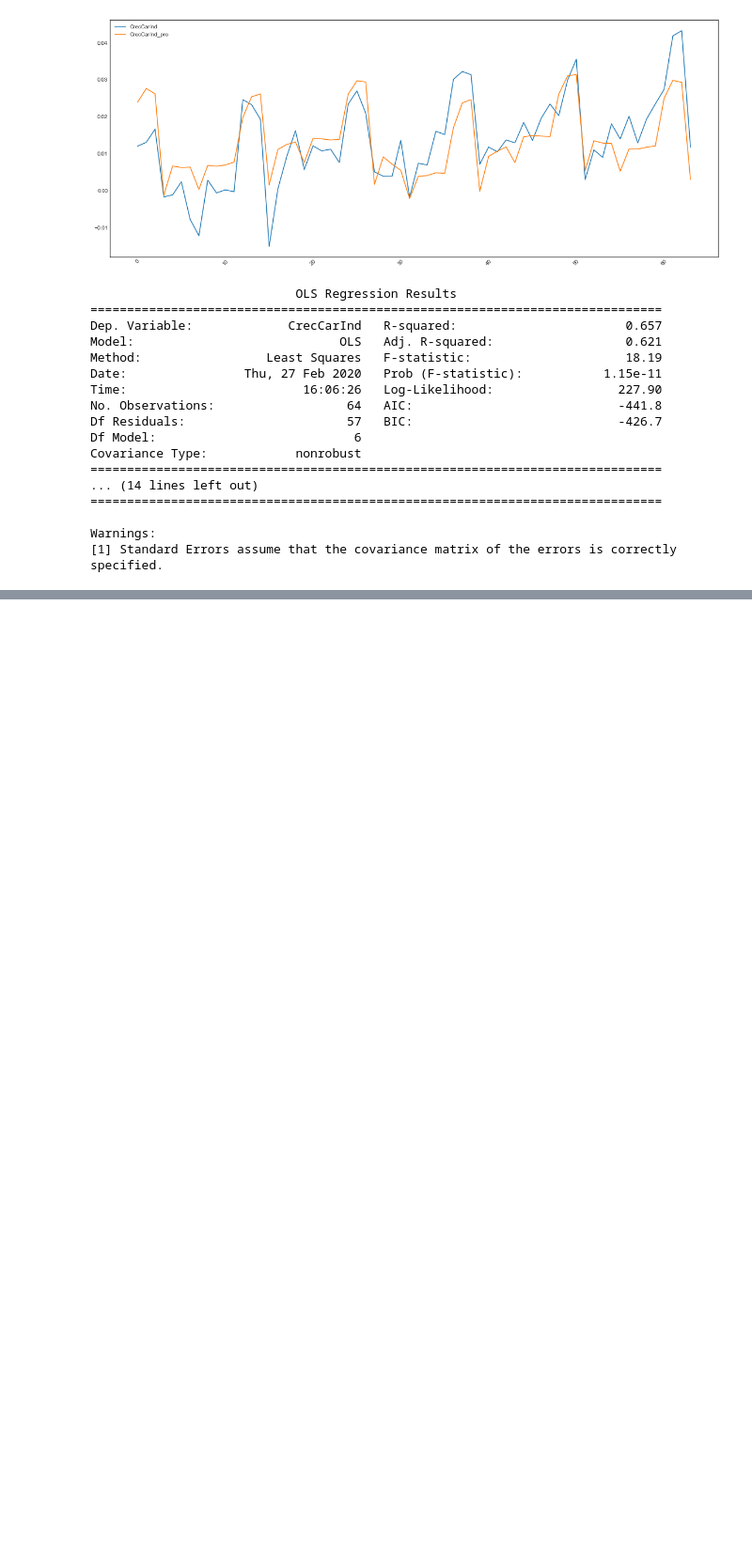
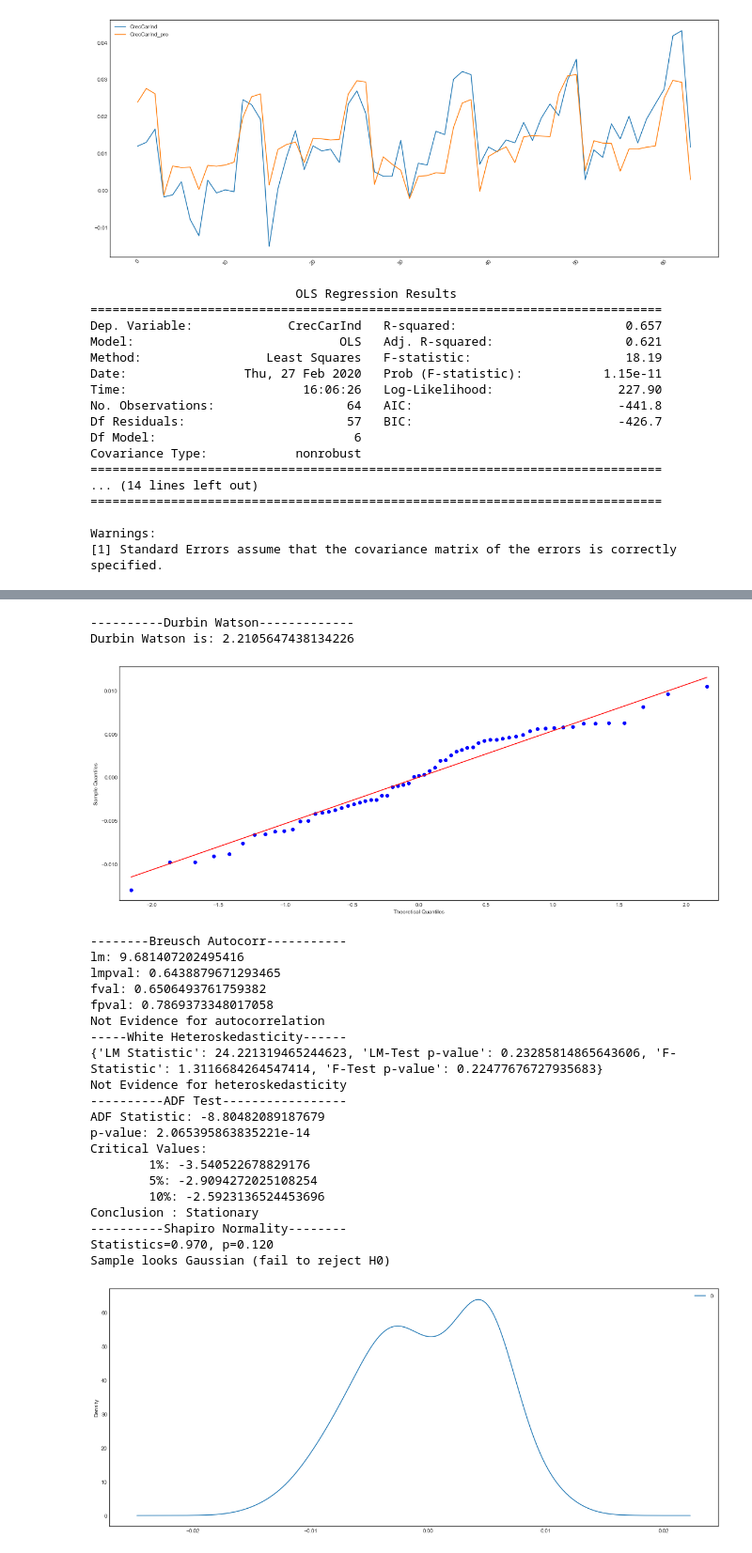
Before and after one commit to NigthDragon5000/Credit-Risk-Modeling, a Jupyter notebook: Series de Tiempo - modelo PBI.ipynb, the cells around one changed output, grey strips where cells are left out. Shown: that part at 94% size. Cells and saved outputs as stored; diff of their text form; code cells hidden in the pictures; blank space fills up the shorter version.

```diff
--- a/Series de Tiempo - modelo PBI.ipynb
+++ b/Series de Tiempo - modelo PBI.ipynb
@@ -517,0 +543,27 @@ plt.legend() # El pbi no parece significativo
+# %%
+ts.error_analisis(res,plot=True)
+# %% [output]
+----------Durbin Watson-------------
+Durbin Watson is: 2.2105647438134226
+[figure, added]
+--------Breusch Autocorr-----------
+lm: 9.681407202495416
+lmpval: 0.6438879671293465
+fval: 0.6506493761759382
+fpval: 0.7869373348017058
+Not Evidence for autocorrelation
+-----White Heteroskedasticity------
+{'LM Statistic': 24.221319465244623, 'LM-Test p-value': 0.23285814865643606, 'F-Statistic': 1.3116684264547414, 'F-Test p-value': 0.22477676727935683}
+Not Evidence for heteroskedasticity
+----------ADF Test-----------------
+ADF Statistic: -8.80482089187679
+p-value: 2.065395863835221e-14
+Critical Values:
+        1%: -3.540522678829176
+        5%: -2.9094272025108254
+        10%: -2.5923136524453696
+Conclusion : Stationary
+----------Shapiro Normality--------
+Statistics=0.970, p=0.120
+Sample looks Gaussian (fail to reject H0)
+[figure, added]
```
Also changed, not shown: parts of 3 cells of this notebook.
